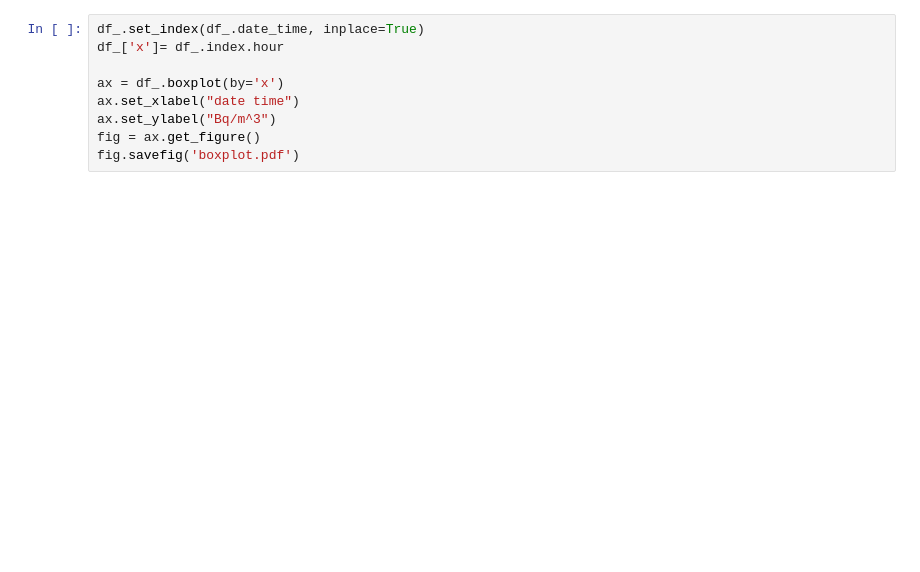
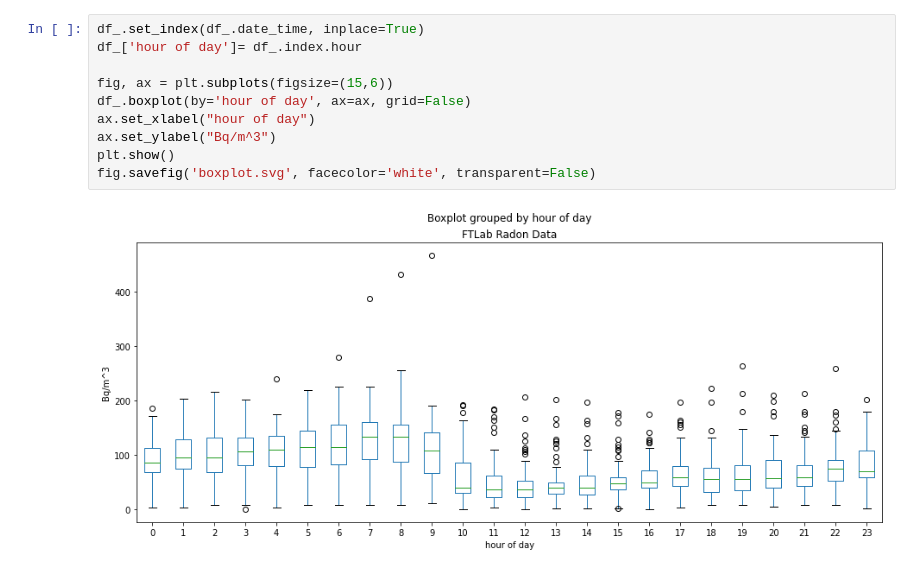
Before and after one commit to ai2ys/FTLab-Radon-Eye-evaluate-log, a Jupyter notebook: EvaluateLog.ipynb, the cells around one changed output. Cells and saved outputs as stored; diff of their text form; blank space fills up the shorter version.

```diff
--- a/EvaluateLog.ipynb
+++ b/EvaluateLog.ipynb
@@ -49,9 +126,12 @@ fig.savefig('lineplot.pdf')
 # %%
 df_.set_index(df_.date_time, inplace=True)
-df_['x']= df_.index.hour
+df_['hour of day']= df_.index.hour
 
-ax = df_.boxplot(by='x')
-ax.set_xlabel("date time")
+fig, ax = plt.subplots(figsize=(15,6))
+df_.boxplot(by='hour of day', ax=ax, grid=False)
+ax.set_xlabel("hour of day")
 ax.set_ylabel("Bq/m^3")
-fig = ax.get_figure()
-fig.savefig('boxplot.pdf')
+plt.show()
+fig.savefig('boxplot.svg', facecolor='white', transparent=False)
+# %% [output]
+[figure, added]
```
Also changed, not shown: parts of 15 cells of this notebook, 11 other files.
